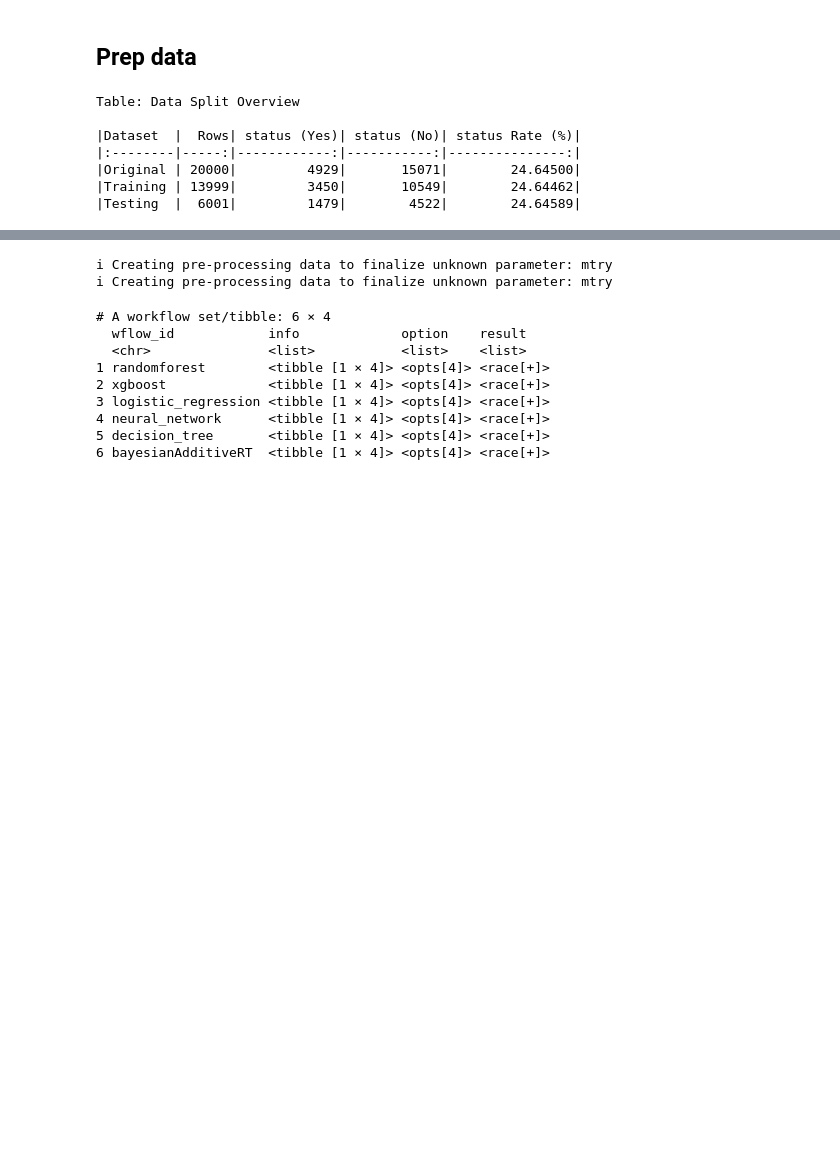
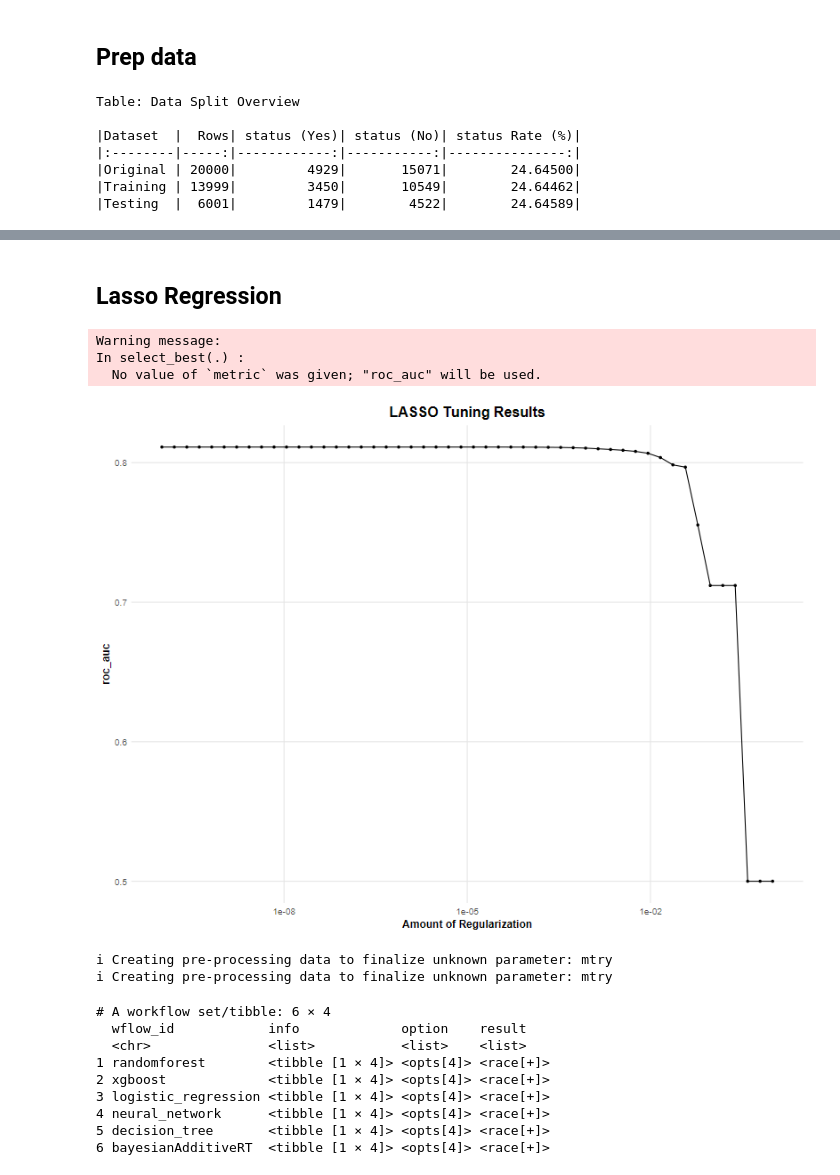
Before and after one commit to Chrisolande/Loan-Default, a Jupyter notebook: loan_data.ipynb, the cells around one changed output, grey strips where cells are left out. Saved outputs shown, nothing was run; the diff lists cells and outputs as text; code cells hidden in the pictures; blank space fills up the shorter version.

```diff
--- a/loan_data.ipynb
+++ b/loan_data.ipynb
@@ -1012,0 +1142,69 @@ Number of predictors after preprocessing: 29
+# %% [markdown]
+## Lasso Regression
+# %%
+doParallel::stopImplicitCluster()
+
+set.seed(123)
+lasso_spec <- logistic_reg(penalty = tune(), mixture = 1) %>%
+  set_engine("glmnet")
+
+# Set up the workflow
+lasso_wf <- workflow() %>%
+  add_recipe(loan_recipe) %>%
+  add_model(lasso_spec)
+
+# Set up grid of lambda values
+lambda_grid <- grid_regular(penalty(), levels = 50)
+
+# Set up resampling
+folds <- vfold_cv(loan_train, v = 5, strata = status)
+
+# Tune LASSO model
+lasso_tune <- tune_grid(
+  lasso_wf,
+  resamples = folds,
+  grid = lambda_grid,
+  metrics = metric_set(roc_auc),
+  control = control_grid(allow_par = FALSE)
+)
+
+
+# Get best lambda
+best_lambda <- lasso_tune %>%
+  select_best()
+
+# Finalize workflow and fit model
+lasso_final <- lasso_wf %>%
+  finalize_workflow(best_lambda) %>%
+  fit(data = loan_train)
+
+# Extract lasso coefficients
+lasso_coefs <- lasso_final %>%
+  extract_fit_parsnip() %>%
+  tidy() %>%
+  filter(estimate != 0, term != "(Intercept)") %>%
+  arrange(desc(abs(estimate)))
+
+# Visualize LASSO coefficients
+lasso_coefs %>%
+  mutate(term = str_replace_all(term, "home_ownership_", "Home: ")) %>%
+  mutate(term = str_replace_all(term, "loan_purpose_", "Purpose: ")) %>%
+  slice_head(n = 20) %>%
+  ggplot(aes(x = reorder(term, abs(estimate)), y = estimate, fill = estimate > 0)) +
+  geom_col() +
+  scale_fill_manual(values = c("red", "blue"), labels = c("Negative", "Positive")) +
+  coord_flip() +
+  labs(title = "Top 20 LASSO Coefficients",
+       x = "Features",
+       y = "Coefficient Estimate",
+       fill = "Direction") +
+  theme_minimal()
+
+# Plot the tuning results
+autoplot(lasso_tune) +
+  labs(title = "LASSO Tuning Results")
+# %% [output]
+Warning message:
+In select_best(.) :
+  No value of `metric` was given; "roc_auc" will be used.
+[figure, added]
```
Also changed, not shown: parts of 13 cells of this notebook.
